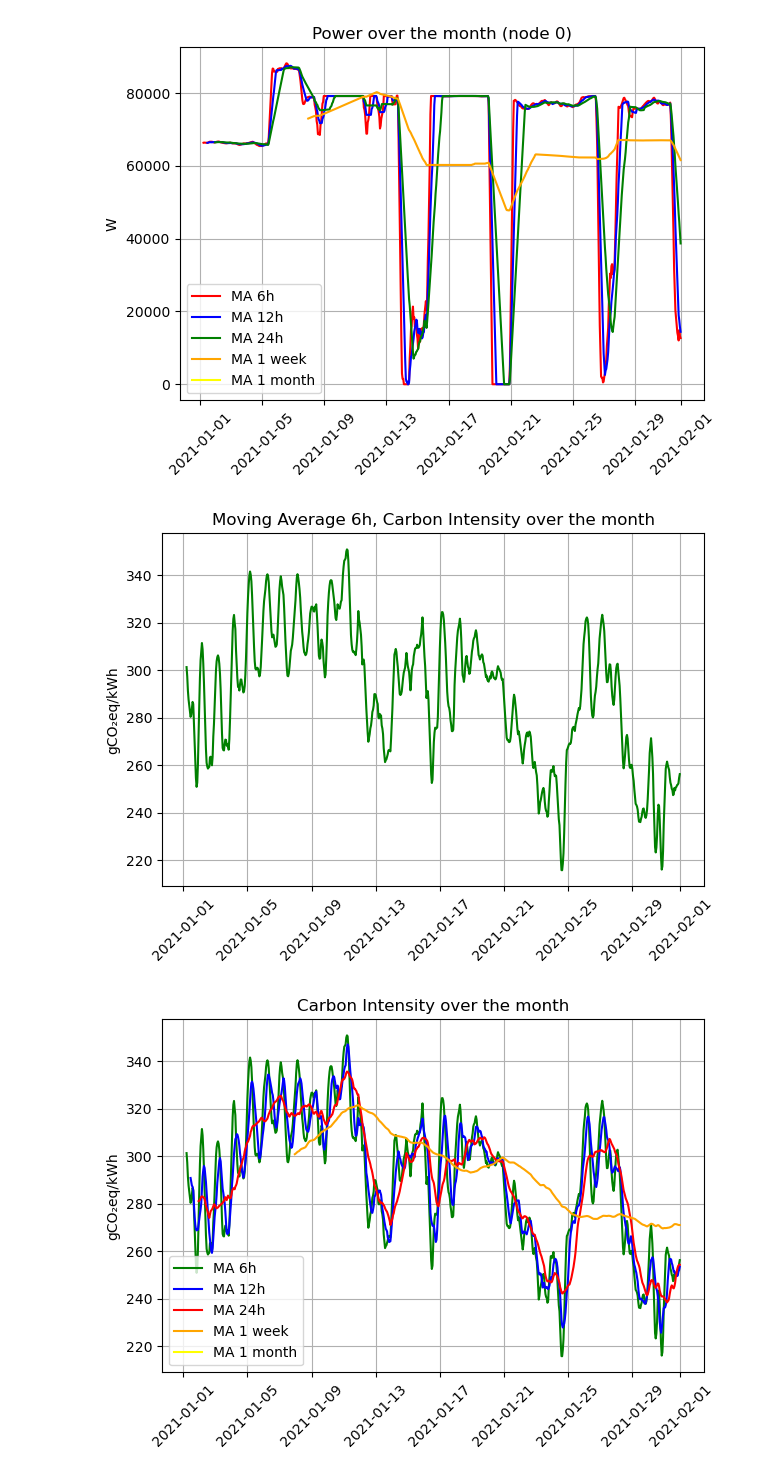
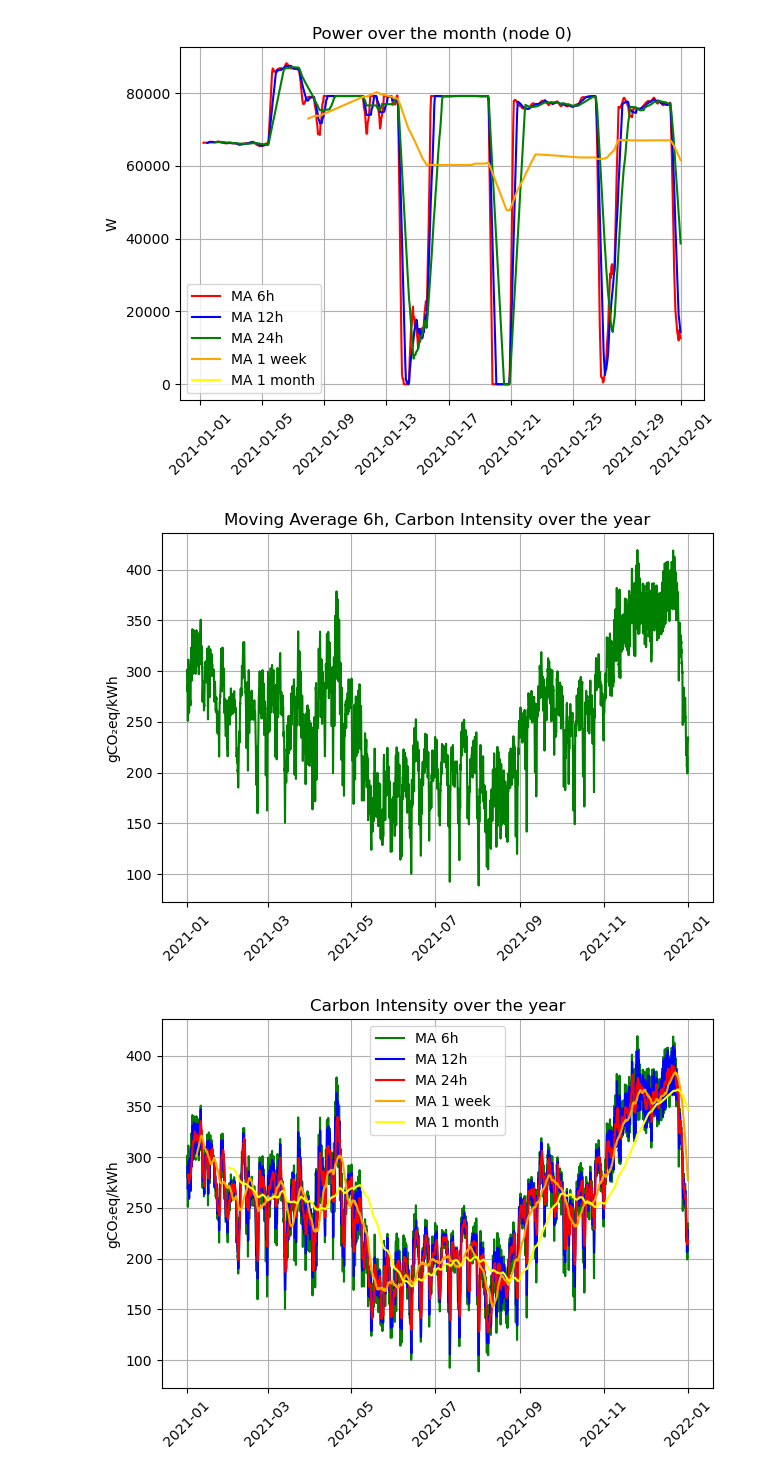
Before and after one commit to LSquarzoni/GreenTeam, a Jupyter notebook: GreenTeam_Task3.ipynb, the cells around one changed output. Saved outputs shown, nothing was run; the diff lists cells and outputs as text; code cells hidden in the pictures.

Commit message:
Changed the period considered for the CI (1 year)

```diff
--- a/GreenTeam_Task3.ipynb
+++ b/GreenTeam_Task3.ipynb
@@ -116,8 +116,8 @@ dataset_CI['Carbon Intensity gCO₂eq/kWh (direct)'] = dataset_CI['Carbon Intens
 
 dataset_CI['Datetime (UTC)'] = pd.to_datetime(dataset_CI['Datetime (UTC)'])
 
-end_of_january = pd.to_datetime('2021-02-01')
-dataset_CI = dataset_CI[dataset_CI['Datetime (UTC)'] < end_of_january]
+#end_of_january = pd.to_datetime('2021-02-01')
+#dataset_CI = dataset_CI[dataset_CI['Datetime (UTC)'] < end_of_january]
 
 dataset_CI = dataset_CI.rename(columns={'Datetime (UTC)': 'datetime'})
 
@@ -231,28 +231,28 @@ plt.show()
 # CARBON INTENSITY
 plt.plot(dataset_CI_MA6h, color='green')
 plt.ylabel('gCO₂eq/kWh')
-plt.title('Moving Average 6h, Carbon Intensity over the month')
+plt.title('Moving Average 6h, Carbon Intensity over the year')
 plt.grid(True)
 plt.xticks(rotation=45)
 plt.tight_layout()
 plt.show()
 # %% [output]
-[figure, old version]
+[figure, new version]
 # %%
 # CARBON INTENSITY
 plt.plot(dataset_CI_MA6h, color='green', label='MA 6h')
 plt.plot(dataset_CI_MA12h, color='blue', label='MA 12h')
 plt.plot(dataset_CI_MA24h, color='red', label='MA 24h')
 plt.plot(dataset_CI_MA_week, color='orange', label='MA 1 week')
 plt.plot(dataset_CI_MA_month, color='yellow', label='MA 1 month')
 
 plt.ylabel('gCO₂eq/kWh')
 plt.grid(True)
 plt.xticks(rotation=45)
-plt.title('Carbon Intensity over the month')
+plt.title('Carbon Intensity over the year')
 plt.legend()
 
 plt.tight_layout()
 plt.show()
 # %% [output]
-[figure, old version]
+[figure, new version]
```
Also changed, not shown: parts of 4 cells of this notebook.
